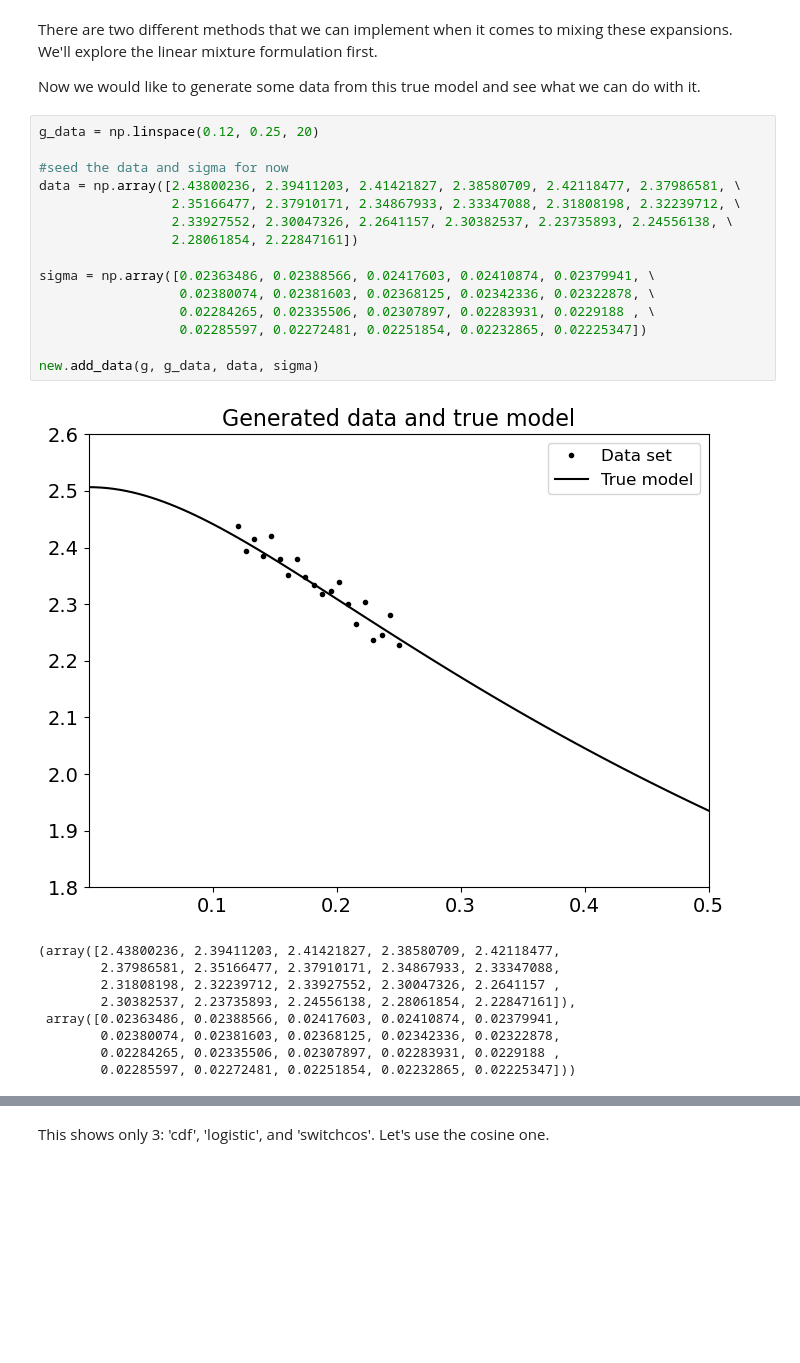
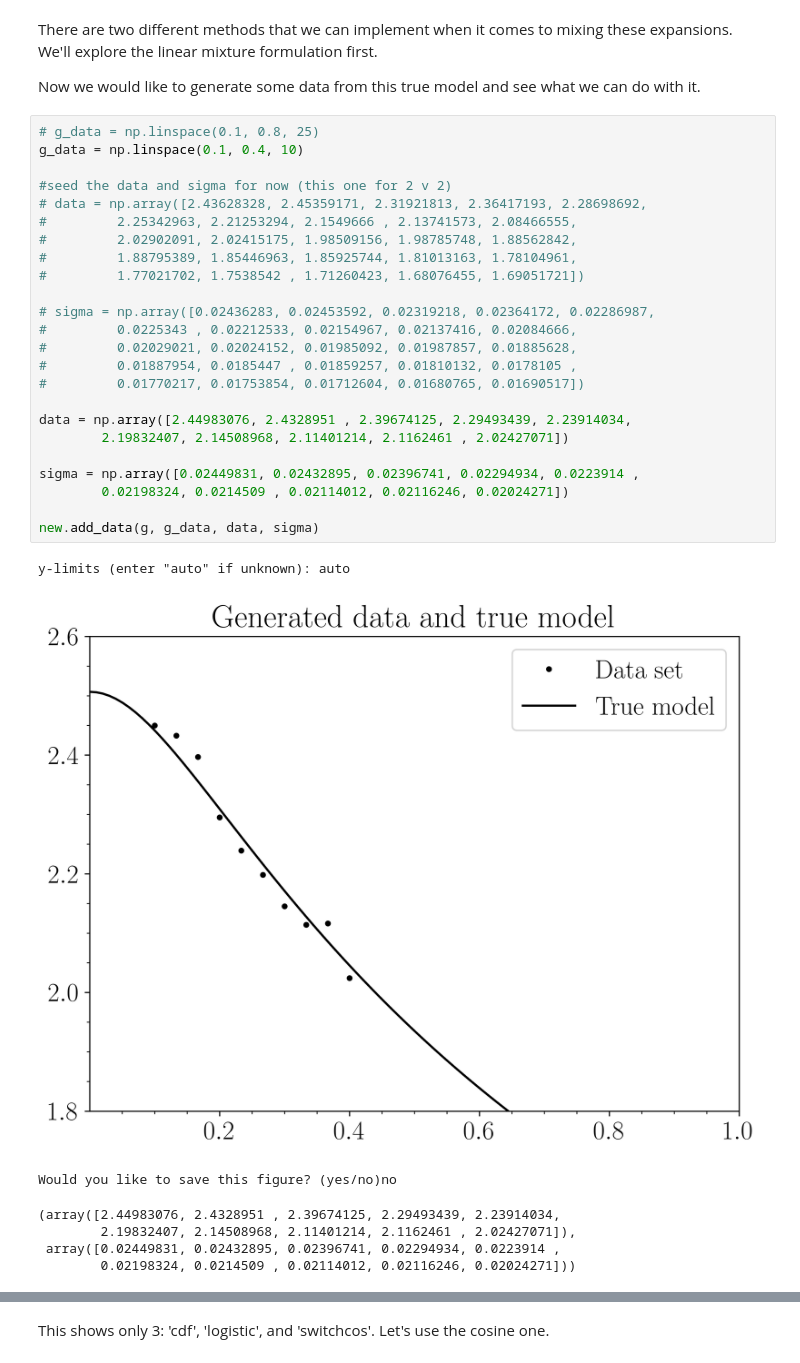
Before and after one commit to asemposki/SAMBA, a Jupyter notebook: Interactive_BMM_Sandbox.ipynb, the cells around one changed output, grey strips where cells are left out. Saved outputs shown, nothing was run; the diff lists cells and outputs as text; blank space fills up the shorter version.

```diff
--- a/Interactive_BMM_Sandbox.ipynb
+++ b/Interactive_BMM_Sandbox.ipynb
@@ -130,28 +145,35 @@ Because this is a toy model, we can calculate the true model (the partition func
 There are two different methods that we can implement when it comes to mixing these expansions. We'll explore the linear mixture formulation first.
 
 Now we would like to generate some data from this true model and see what we can do with it.
-# %%
-g_data = np.linspace(0.12, 0.25, 20)
-
-#seed the data and sigma for now
-data = np.array([2.43800236, 2.39411203, 2.41421827, 2.38580709, 2.42118477, 2.37986581, \
-                 2.35166477, 2.37910171, 2.34867933, 2.33347088, 2.31808198, 2.32239712, \
-                 2.33927552, 2.30047326, 2.2641157, 2.30382537, 2.23735893, 2.24556138, \
-                 2.28061854, 2.22847161])
-
-sigma = np.array([0.02363486, 0.02388566, 0.02417603, 0.02410874, 0.02379941, \
-                  0.02380074, 0.02381603, 0.02368125, 0.02342336, 0.02322878, \
-                  0.02284265, 0.02335506, 0.02307897, 0.02283931, 0.0229188 , \
-                  0.02285597, 0.02272481, 0.02251854, 0.02232865, 0.02225347])
-
-new.add_data(g, g_data, data, sigma)
-# %% [output]
-[figure, removed]
-(array([2.43800236, 2.39411203, 2.41421827, 2.38580709, 2.42118477,
-        2.37986581, 2.35166477, 2.37910171, 2.34867933, 2.33347088,
-        2.31808198, 2.32239712, 2.33927552, 2.30047326, 2.2641157 ,
-        2.30382537, 2.23735893, 2.24556138, 2.28061854, 2.22847161]),
- array([0.02363486, 0.02388566, 0.02417603, 0.02410874, 0.02379941,
-        0.02380074, 0.02381603, 0.02368125, 0.02342336, 0.02322878,
-        0.02284265, 0.02335506, 0.02307897, 0.02283931, 0.0229188 ,
-        0.02285597, 0.02272481, 0.02251854, 0.02232865, 0.02225347]))
+# %%
+# g_data = np.linspace(0.1, 0.8, 25)
+g_data = np.linspace(0.1, 0.4, 10)
+
+#seed the data and sigma for now (this one for 2 v 2)
+# data = np.array([2.43628328, 2.45359171, 2.31921813, 2.36417193, 2.28698692,
+#         2.25342963, 2.21253294, 2.1549666 , 2.13741573, 2.08466555,
+#         2.02902091, 2.02415175, 1.98509156, 1.98785748, 1.88562842,
+#         1.88795389, 1.85446963, 1.85925744, 1.81013163, 1.78104961,
+#         1.77021702, 1.7538542 , 1.71260423, 1.68076455, 1.69051721])
+
+# sigma = np.array([0.02436283, 0.02453592, 0.02319218, 0.02364172, 0.02286987,
+#         0.0225343 , 0.02212533, 0.02154967, 0.02137416, 0.02084666,
+#         0.02029021, 0.02024152, 0.01985092, 0.01987857, 0.01885628,
+#         0.01887954, 0.0185447 , 0.01859257, 0.01810132, 0.0178105 ,
+#         0.01770217, 0.01753854, 0.01712604, 0.01680765, 0.01690517])
+
+data = np.array([2.44983076, 2.4328951 , 2.39674125, 2.29493439, 2.23914034,
+        2.19832407, 2.14508968, 2.11401214, 2.1162461 , 2.02427071])
+
+sigma = np.array([0.02449831, 0.02432895, 0.02396741, 0.02294934, 0.0223914 ,
+        0.02198324, 0.0214509 , 0.02114012, 0.02116246, 0.02024271])
+
+new.add_data(g, g_data, data, sigma)
+# %% [output]
+y-limits (enter "auto" if unknown): auto
+[figure, added]
+Would you like to save this figure? (yes/no)no
+(array([2.44983076, 2.4328951 , 2.39674125, 2.29493439, 2.23914034,
+        2.19832407, 2.14508968, 2.11401214, 2.1162461 , 2.02427071]),
+ array([0.02449831, 0.02432895, 0.02396741, 0.02294934, 0.0223914 ,
+        0.02198324, 0.0214509 , 0.02114012, 0.02116246, 0.02024271]))
```
Also changed, not shown: parts of 43 cells of this notebook, 6 other files.
